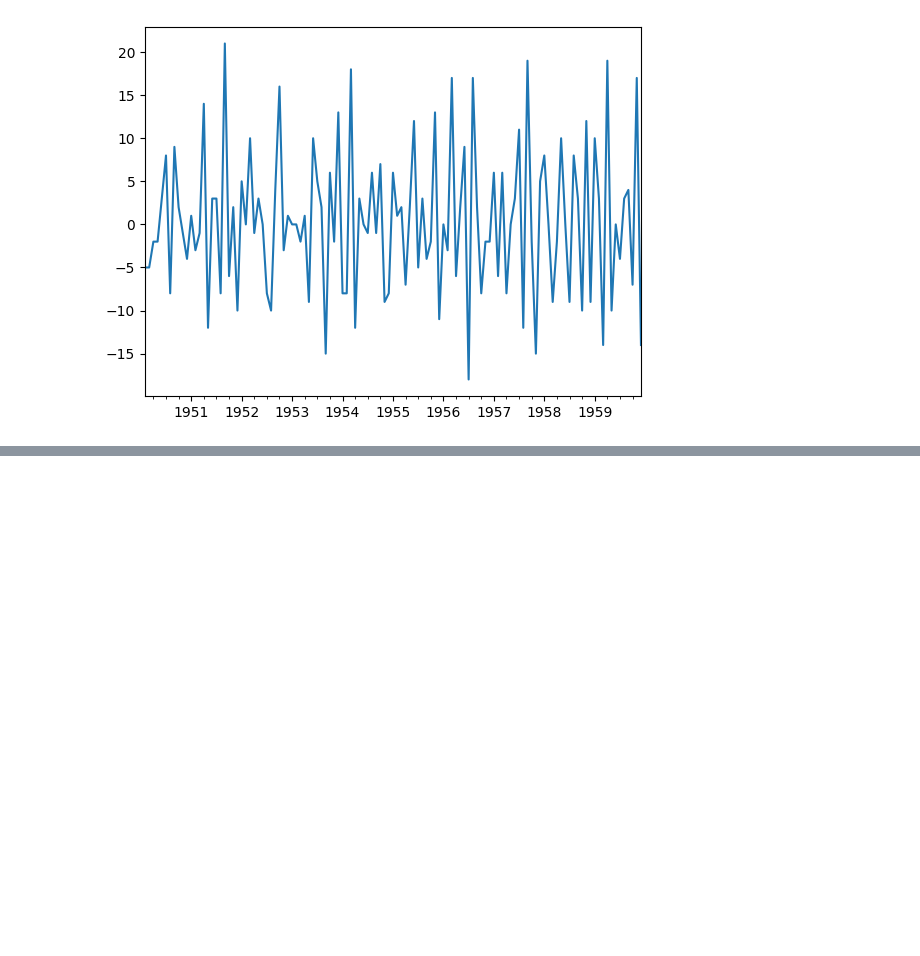
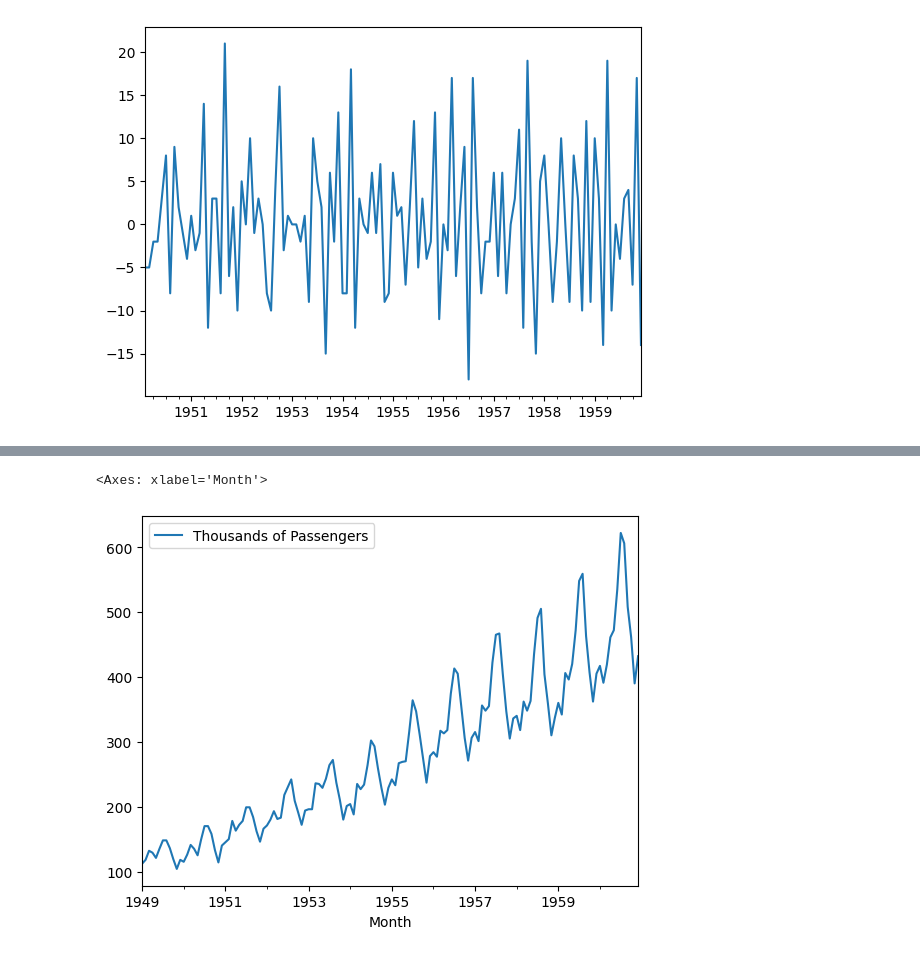
Before and after one commit to preinpost/udemy-timeseries-analysis, a Jupyter notebook: section8.ipynb, the cells around one changed output, grey strips where cells are left out. Drawn from its saved outputs; the diff is of its cells as text; code cells hidden in the pictures; blank space fills up the shorter version.

```diff
--- a/section8.ipynb
+++ b/section8.ipynb
@@ -148,0 +226,5 @@ diff(df2['b'], k_diff=1).plot() # diff 함수를 사용한 1차 차분
+# %%
+df1.plot()
+# %% [output]
+<Axes: xlabel='Month'>
+[figure, added]
```
Also changed, not shown: parts of 19 cells of this notebook.
